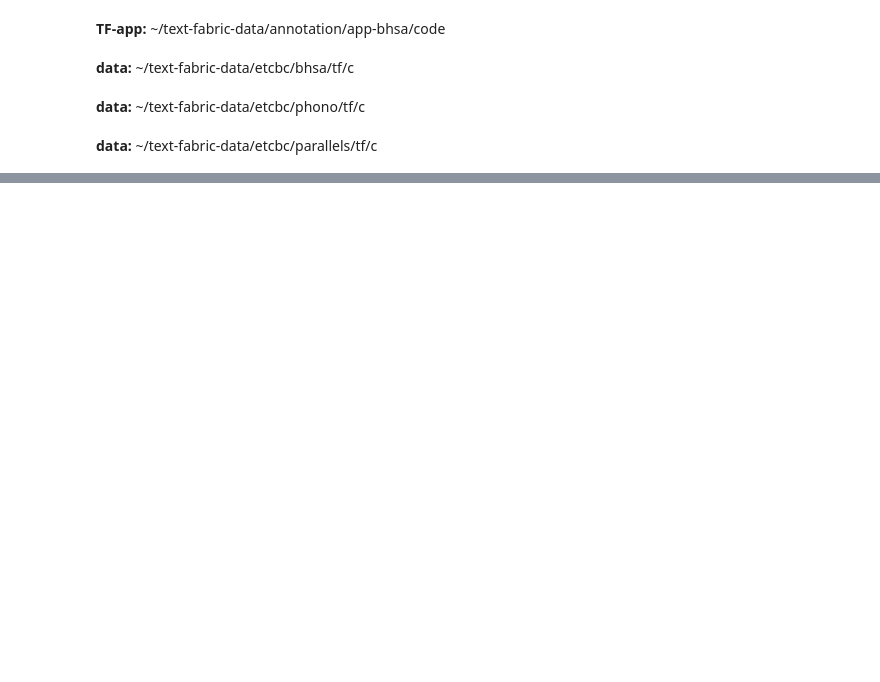
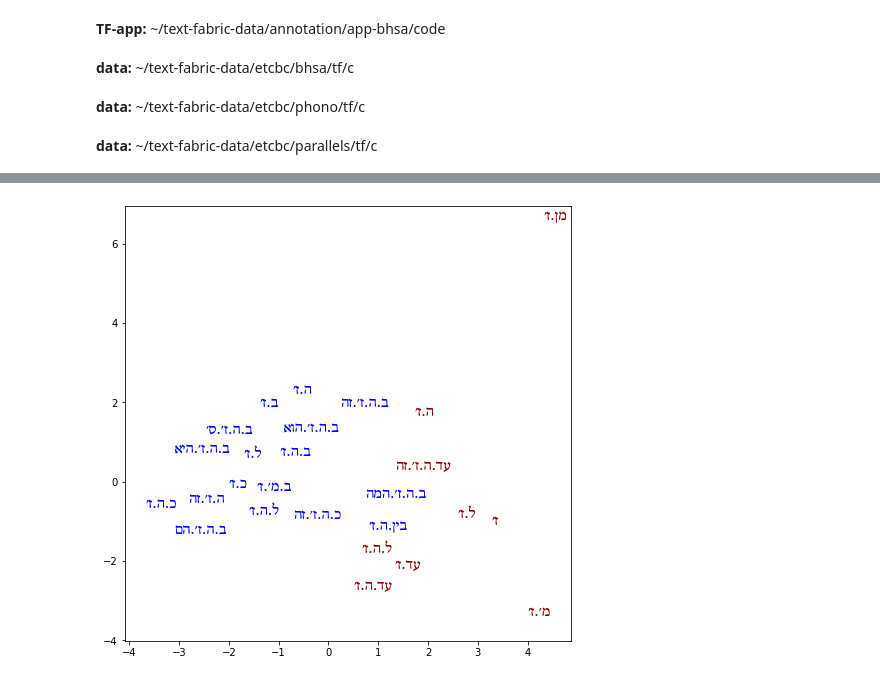
Before and after one commit to CambridgeSemiticsLab/BH_time_collocations, a Jupyter notebook: workflow/notebooks/analysis/time_LABELTESTING.ipynb, the cells around one changed output, grey strips where cells are left out. Drawn from its saved outputs; the diff is of its cells as text; code cells hidden in the pictures; blank space fills up the shorter version.

```diff
--- a/workflow/notebooks/analysis/time_LABELTESTING.ipynb
+++ b/workflow/notebooks/analysis/time_LABELTESTING.ipynb
@@ -59,0 +329,18 @@ verb_ct
+# %%
+fig, ax = plt.subplots(figsize=(8, 8))
+
+s = 70
+x, y = (pca_values.iloc[:,0], pca_values.iloc[:,1])
+ax.scatter(x, y, facecolor=[], s=2)
+
+texts = []
+qual2col = {'location': 'blue', 'duration': 'darkred'}
+for lex_tok, qual in pca_values.index:
+    tx, ty = pca_values.loc[idx[lex_tok, qual]][:2]
+    show_lex = get_display(lex_tok)
+    texts.append(plt.text(tx, ty, show_lex, size=15,
+                          color=qual2col[qual], fontfamily='SBL Biblit'))
+adjust_text(texts)
+out.plot('PCA_durVSloc_VERBLEX_text')
+# %% [output]
+[figure, added]
```
Also changed, not shown: parts of 47 cells of this notebook, 19 other files.
